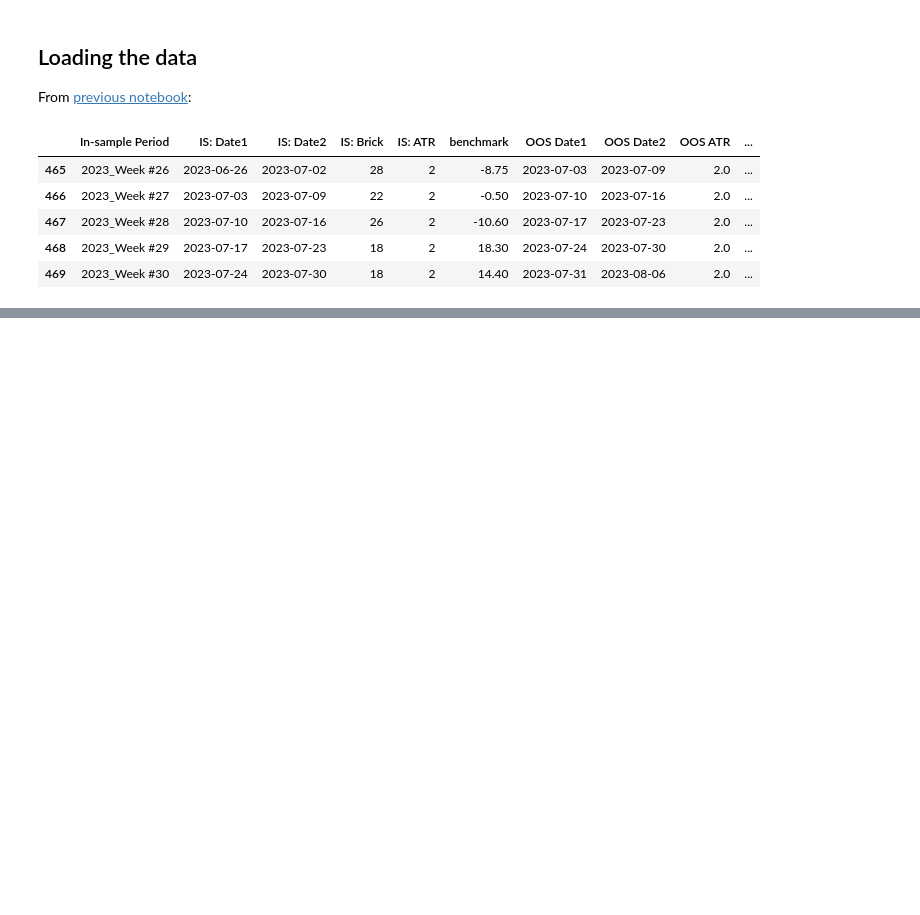
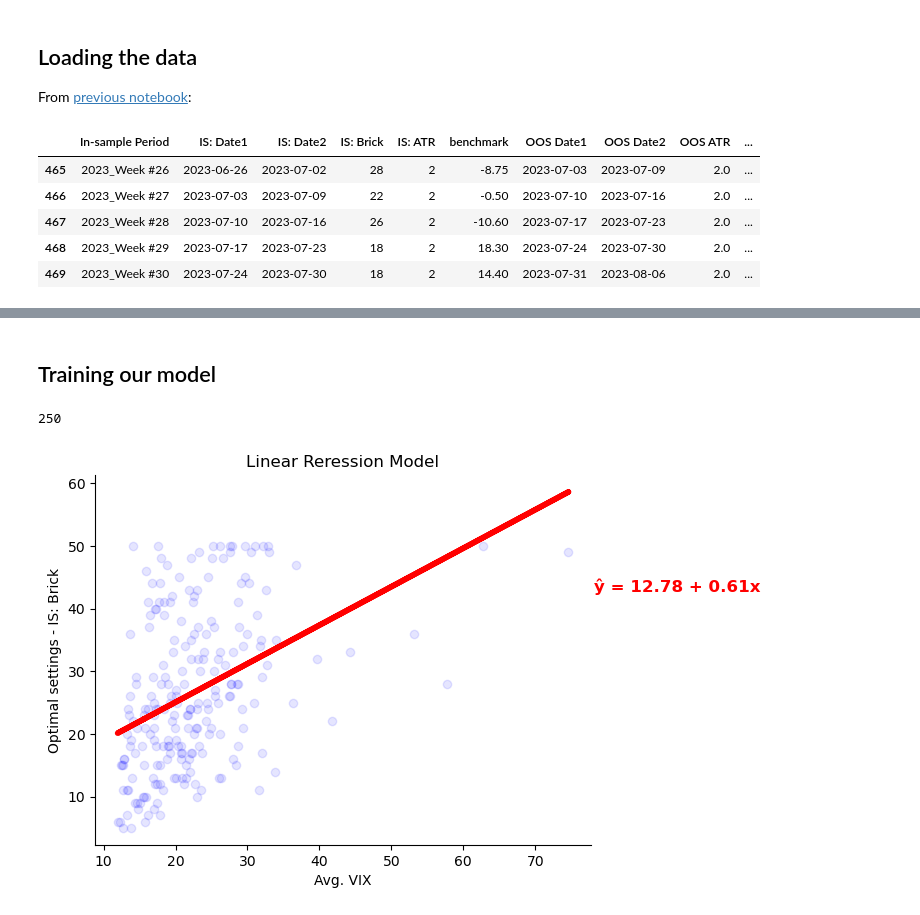
Before and after one commit to kevinhhl/Pinescript-Projects, a Jupyter notebook: Backtesting frameworks/Walk Forward Analysis V1Part2.ipynb, the cells around one changed output, grey strips where cells are left out. Saved outputs shown, nothing was run; the diff lists cells and outputs as text; code cells hidden in the pictures; blank space fills up the shorter version.

```diff
--- a/Backtesting frameworks/Walk Forward Analysis V1Part2.ipynb
+++ b/Backtesting frameworks/Walk Forward Analysis V1Part2.ipynb
@@ -130,0 +90,2 @@ df.tail(10)
+# %% [markdown]
+## Training our model
@@ -130,0 +126,19 @@ df.tail(10)
+# %%
+# Choosing a model based on the best performance on the validation set
+_final_lookback = int(input("Enter the lookback value: "))
+final_model, final_scaler, final_X_train, final_y_train, final_df_wfa = _create_model(lookback=_final_lookback, do_norm=DO_NORM)
+_final_lookback
+# %% [output]
+250
+# %%
+plt.scatter(final_X_train, final_y_train, color='blue', alpha=0.1)
+plt.plot(final_X_train, final_model.predict(final_X_train), linewidth=4, color='red')
+plt.xlabel('Avg. VIX')
+plt.ylabel('Optimal settings - IS: Brick')
+plt.title('Linear Reression Model')
+_hypo_funct = 'ŷ = {0:.2f} + {1:.2f}x'.format(final_model.intercept_[0], final_model.coef_[0][0])
+plt.gca().spines['right'].set_visible(False),plt.gca().spines['top'].set_visible(False)
+plt.text(1.005, 0.685, _hypo_funct, fontsize=12, transform=plt.gca().transAxes, color='red', fontweight='bold')
+plt.show()
+# %% [output]
+[figure, added]
```
Also changed, not shown: parts of 21 cells of this notebook.
